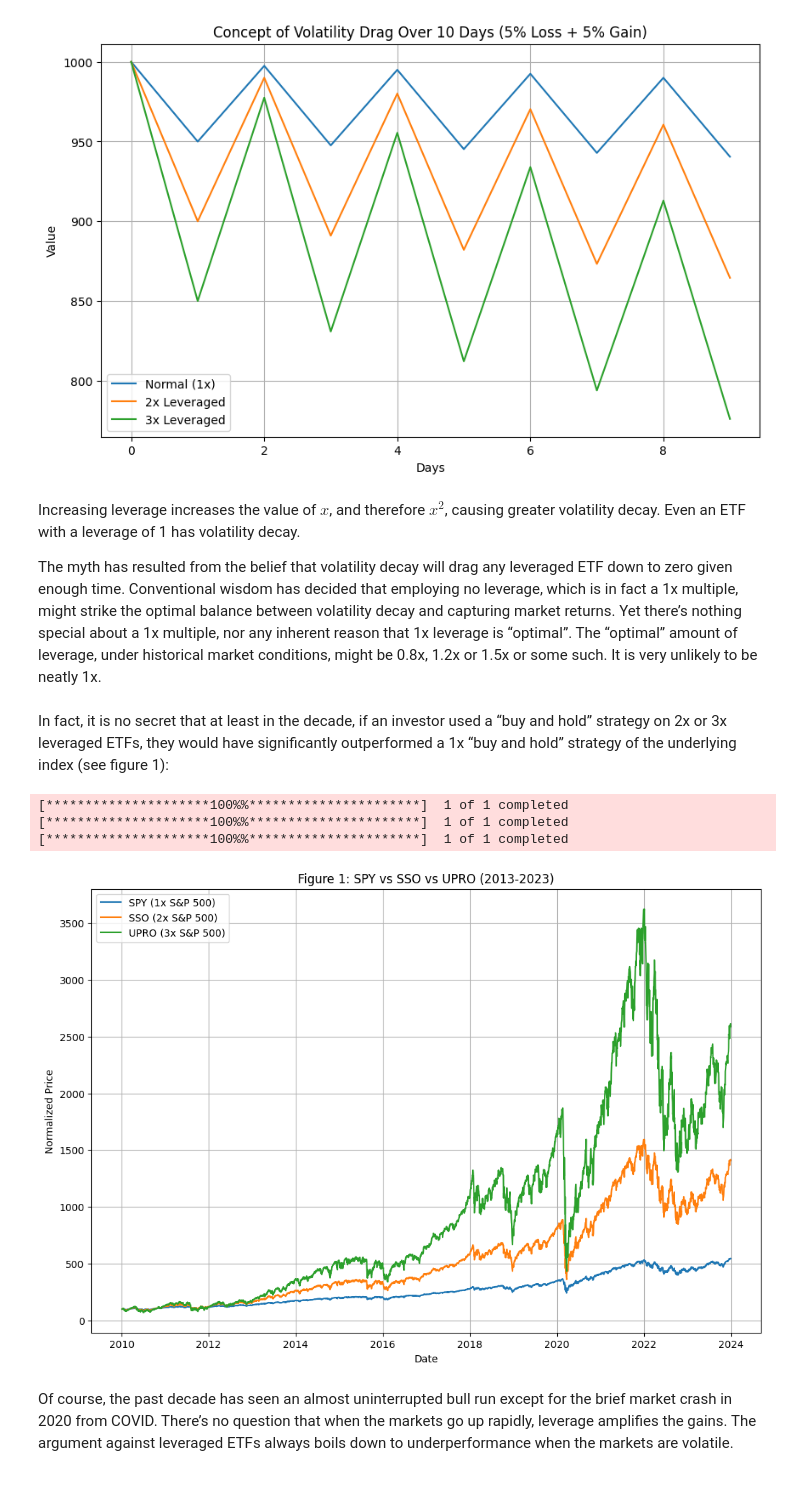
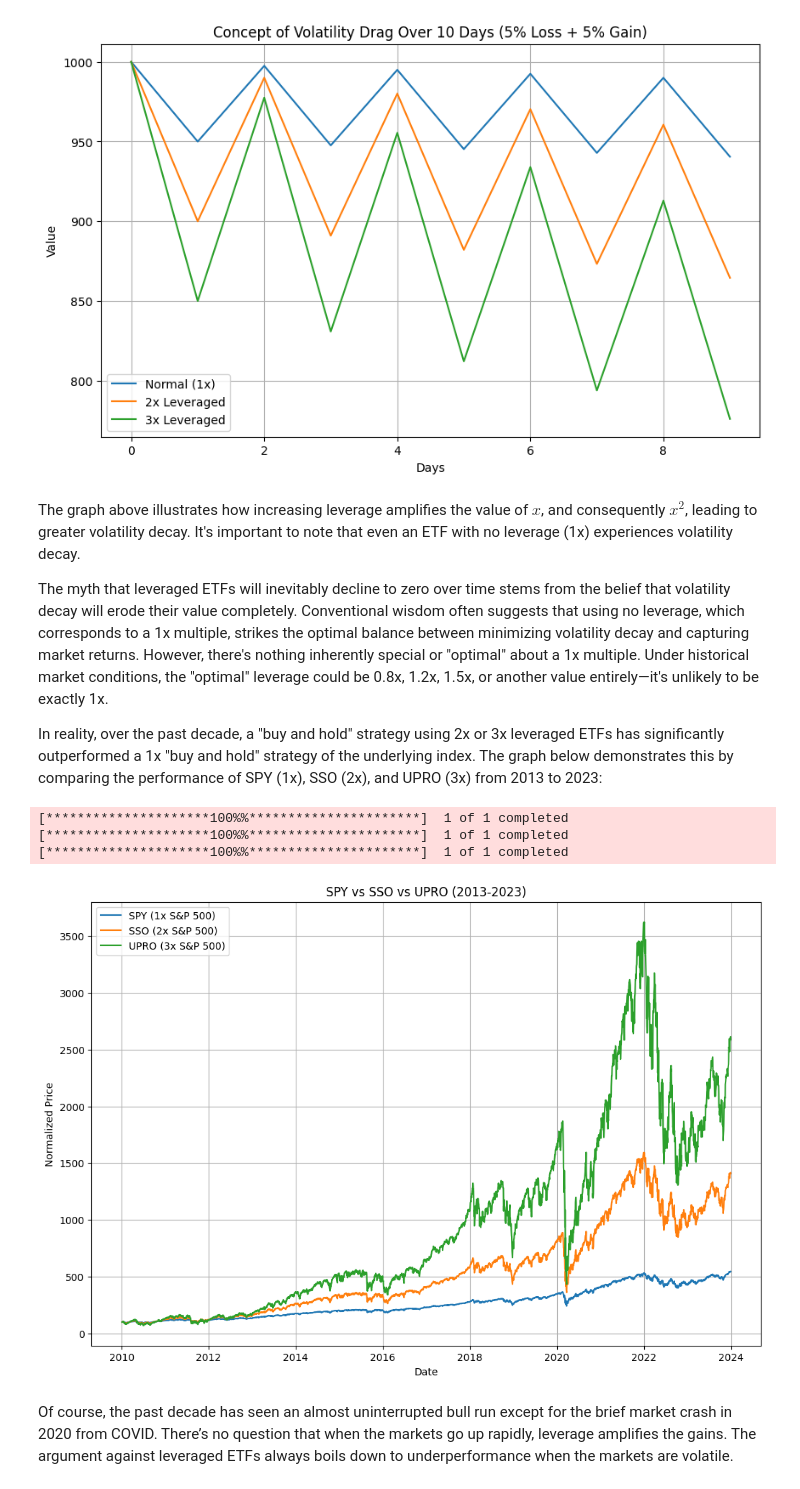
Before and after one commit to MohamadHabbal/Volatility-decay-in-LETFs, a Jupyter notebook: volatility decay research.ipynb, the cells around one changed output. Cells and saved outputs as stored; diff of their text form; code cells hidden in the pictures.

```diff
--- a/volatility decay research.ipynb
+++ b/volatility decay research.ipynb
@@ -41,41 +42,41 @@ plt.show()
 # %% [output]
 [figure]
 # %% [markdown]
-Increasing leverage increases the value of $x$, and therefore $x^2$, causing greater volatility decay. Even an ETF with a leverage of 1 has volatility decay.
+The graph above illustrates how increasing leverage amplifies the value of $x$, and consequently $x^2$, leading to greater volatility decay. It's important to note that even an ETF with no leverage (1x) experiences volatility decay.
 
-The myth has resulted from the belief that volatility decay will drag any leveraged ETF down to zero given enough time. Conventional wisdom has decided that employing no leverage, which is in fact a 1x multiple, might strike the optimal balance between volatility decay and capturing market returns. Yet there’s nothing special about a 1x multiple, nor any inherent reason that 1x leverage is “optimal”. The “optimal” amount of leverage, under historical market conditions, might be 0.8x, 1.2x or 1.5x or some such. It is very unlikely to be neatly 1x.
+The myth that leveraged ETFs will inevitably decline to zero over time stems from the belief that volatility decay will erode their value completely. Conventional wisdom often suggests that using no leverage, which corresponds to a 1x multiple, strikes the optimal balance between minimizing volatility decay and capturing market returns. However, there's nothing inherently special or "optimal" about a 1x multiple. Under historical market conditions, the "optimal" leverage could be 0.8x, 1.2x, 1.5x, or another value entirely—it's unlikely to be exactly 1x.
+
+In reality, over the past decade, a "buy and hold" strategy using 2x or 3x leveraged ETFs has significantly outperformed a 1x "buy and hold" strategy of the underlying index. The graph below demonstrates this by comparing the performance of SPY (1x), SSO (2x), and UPRO (3x) from 2013 to 2023:
-# %% [markdown]
-In fact, it is no secret that at least in the decade, if an investor used a “buy and hold” strategy on 2x or 3x leveraged ETFs, they would have significantly outperformed a 1x “buy and hold” strategy of the underlying index (see figure 1):
 # %%
 import yfinance as yf
 
 # Download historical data for SPY (1x S&P 500), SSO (2x S&P 500), and UPRO (3x S&P 500)
 start_date = '2010-01-01'
 end_date = '2024-01-01'
 spy = yf.download('SPY', start=start_date, end=end_date)
 sso = yf.download('SSO', start=start_date, end=end_date)
 upro = yf.download('UPRO', start=start_date, end=end_date)
 
 # Normalize the data to start at the same point
 spy['Normalized'] = spy['Adj Close'] / spy['Adj Close'].iloc[0] * 100
 sso['Normalized'] = sso['Adj Close'] / sso['Adj Close'].iloc[0] * 100
 upro['Normalized'] = upro['Adj Close'] / upro['Adj Close'].iloc[0] * 100
 
 # Plot the results
 plt.figure(figsize=(12, 8))
 plt.plot(spy['Normalized'], label='SPY (1x S&P 500)')
 plt.plot(sso['Normalized'], label='SSO (2x S&P 500)')
 plt.plot(upro['Normalized'], label='UPRO (3x S&P 500)')
-plt.title('Figure 1: SPY vs SSO vs UPRO (2013-2023)')
+plt.title('SPY vs SSO vs UPRO (2013-2023)')
 plt.xlabel('Date')
 plt.ylabel('Normalized Price')
 plt.legend()
 plt.grid(True)
 plt.show()
 # %% [output]
 [*********************100%%**********************]  1 of 1 completed
 [*********************100%%**********************]  1 of 1 completed
 [*********************100%%**********************]  1 of 1 completed
-[figure, old version]
+[figure, new version]
 # %% [markdown]
 Of course, the past decade has seen an almost uninterrupted bull run except for the brief market crash in 2020 from COVID. There’s no question that when the markets go up rapidly, leverage amplifies the gains. The argument against leveraged ETFs always boils down to underperformance when the markets are volatile.
```
Also changed, not shown: parts of 6 cells of this notebook.
